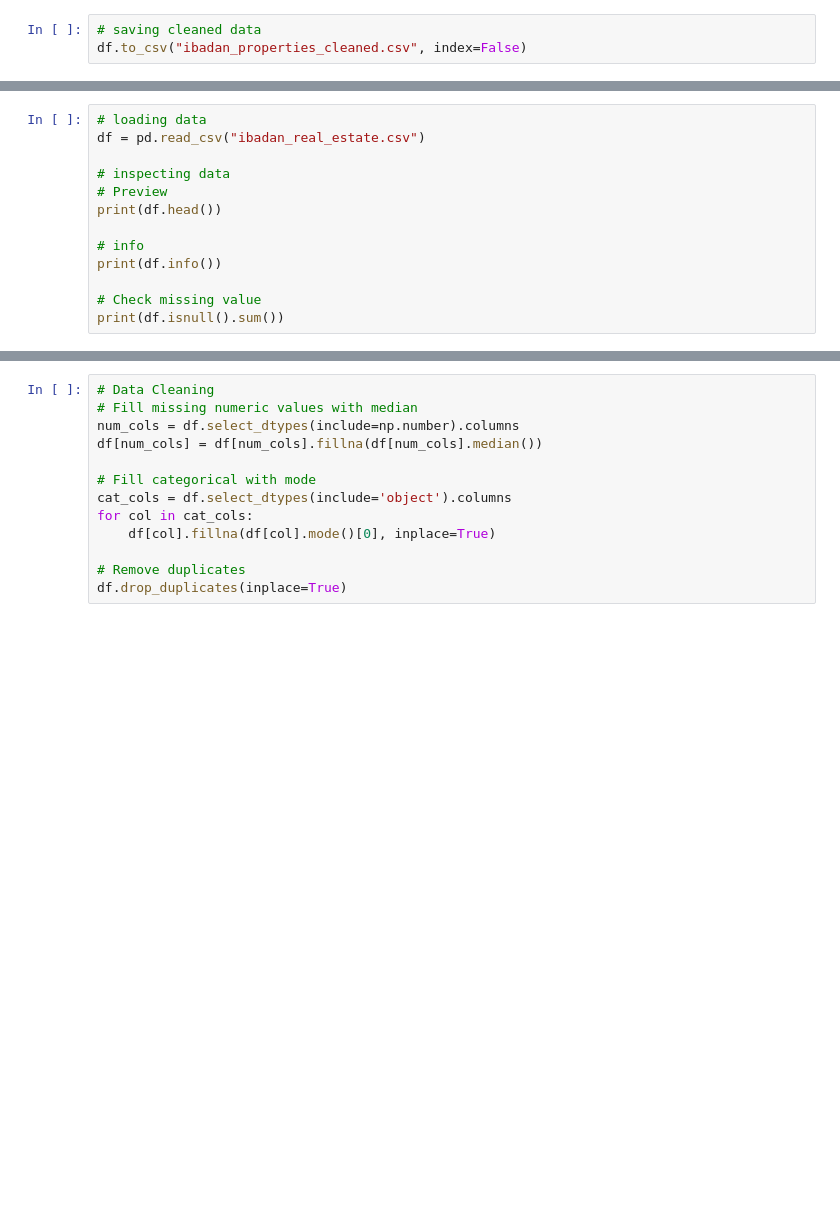
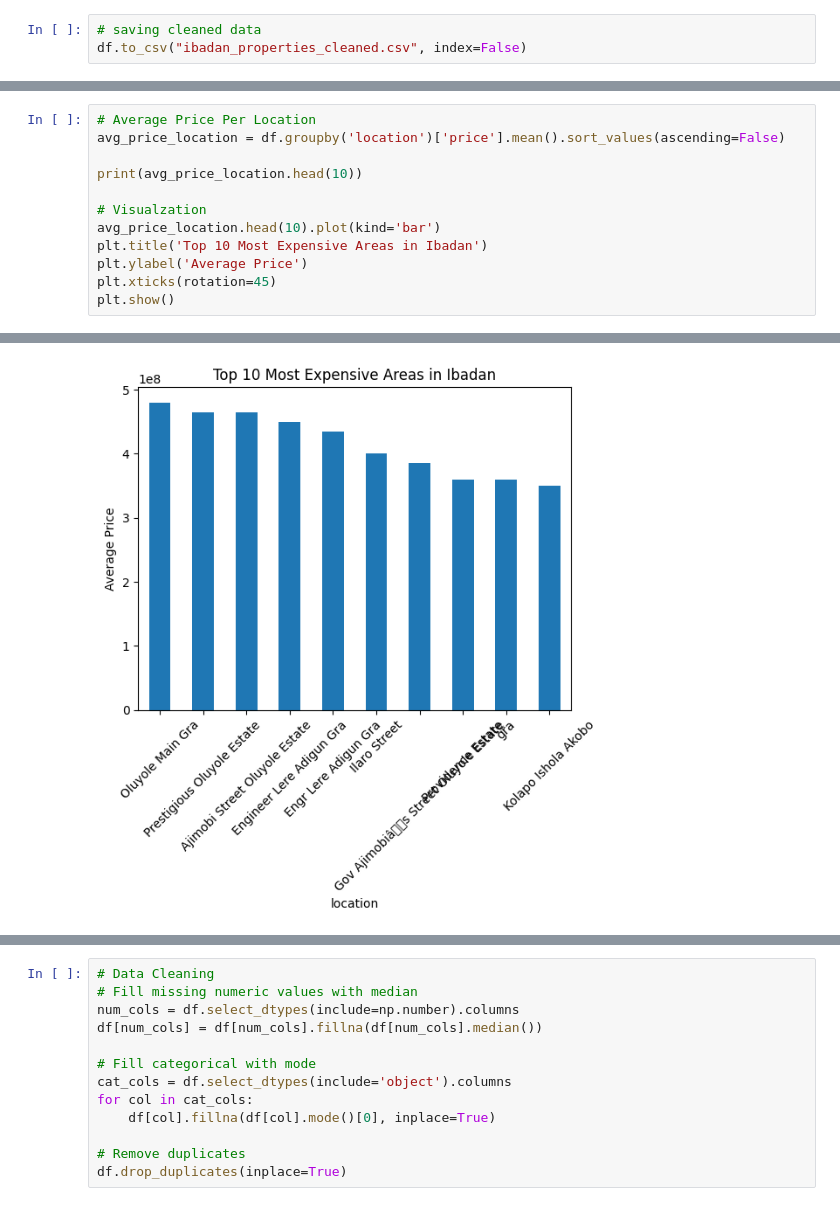
Before and after one commit to GL1TH/Ibadan-Real-Estate-Project, a Jupyter notebook: Ibadan Real Estate Project.ipynb, the cells around one changed output, grey strips where cells are left out. Cells and saved outputs as stored; diff of their text form; blank space fills up the shorter version.

```diff
--- a/Ibadan Real Estate Project.ipynb
+++ b/Ibadan Real Estate Project.ipynb
@@ -294,13 +291,0 @@ TypeError: unsupported operand type(s) for /: 'str' and 'float'
-# %%
-# loading data
-df = pd.read_csv("ibadan_real_estate.csv")
-
-# inspecting data
-# Preview
-print(df.head())
-
-# info
-print(df.info())
-
-# Check missing value
-print(df.isnull().sum())
@@ -306,0 +316,13 @@ print(df.isnull().sum())
+# %%
+# Average Price Per Location
+avg_price_location = df.groupby('location')['price'].mean().sort_values(ascending=False)
+
+print(avg_price_location.head(10))
+
+# Visualzation
+avg_price_location.head(10).plot(kind='bar')
+plt.title('Top 10 Most Expensive Areas in Ibadan')
+plt.ylabel('Average Price')
+plt.xticks(rotation=45)
+plt.show()
+# %% [output]
@@ -306,0 +341 @@ print(df.isnull().sum())
+[figure, added]
```
Also changed, not shown: parts of 5 cells of this notebook.
